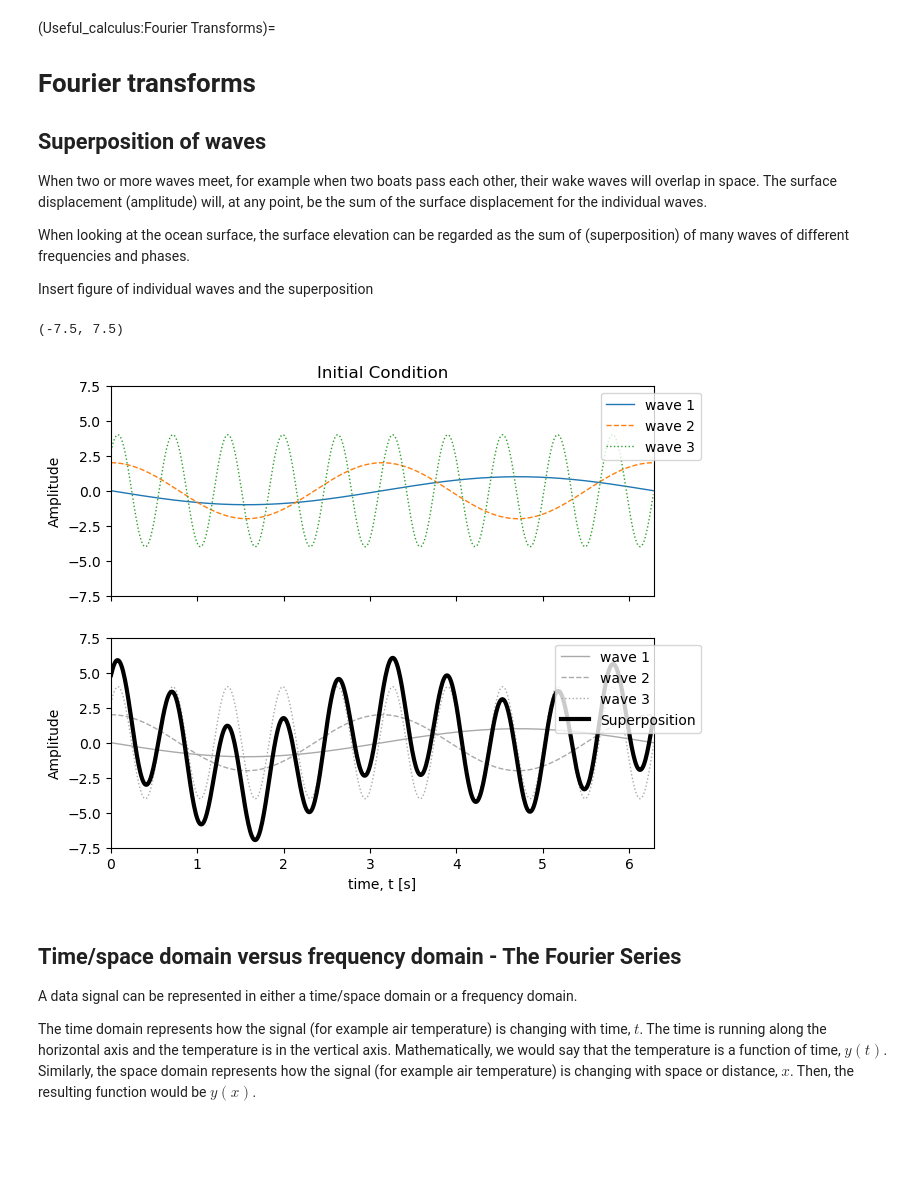
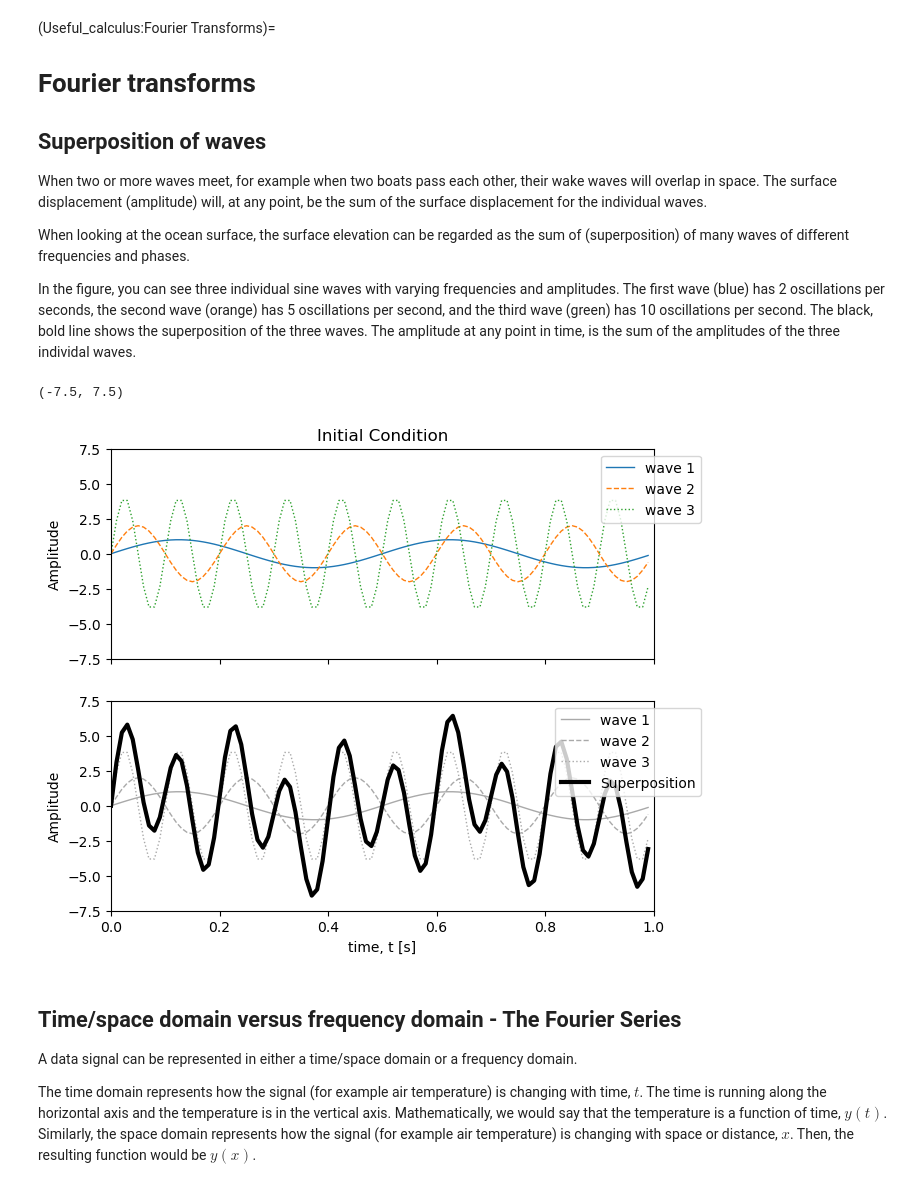
Before and after one commit to thorbjornmoeUiB/GEOF211_compendium, a Jupyter notebook: GEOF211_book/_build/jupyter_execute/Useful_calculus/Fourier_transforms.ipynb, the cells around one changed output. Saved outputs shown, nothing was run; the diff lists cells and outputs as text; code cells hidden in the pictures; blank space fills up the shorter version.

Commit message:
first complete version of fourier transforms

```diff
--- a/GEOF211_book/_build/jupyter_execute/Useful_calculus/Fourier_transforms.ipynb
+++ b/GEOF211_book/_build/jupyter_execute/Useful_calculus/Fourier_transforms.ipynb
@@ -7,51 +7,51 @@ When two or more waves meet, for example when two boats pass each other, their w
 
 When looking at the ocean surface, the surface elevation can be regarded as the sum of (superposition) of many waves of different frequencies and phases.
 
-Insert figure of individual waves and the superposition
+In the figure, you can see three individual sine waves with varying frequencies and amplitudes. The first wave (blue) has 2 oscillations per seconds, the second wave (orange) has 5 oscillations per second, and the third wave (green) has 10 oscillations per second. The black, bold line shows the superposition of the three waves. The amplitude at any point in time, is the sum of the amplitudes of the three individal waves.
 # %%
 import numpy as np
 import matplotlib.pyplot as plt
 
 # Create time values
-t = np.arange(0, 2 * np.pi,0.01) #eight cycles, with 0.1 second resolution
+Fs=100 # sampling rate -. number of samples per second
+t = np.arange(0,1,1/Fs) #one cycle
 
 #define frequencies, phases, and amplitudes of three sine waves
-frequencies=1./np.array([2*np.pi,np.pi,2./np.pi])
-phases=np.pi*np.array([1.,1./2,1./4])
+frequencies=np.array([2.,5.,10])
 amplitudes=np.array([1.,2.,4.])
 
 # compute the wave signals
-wave1 = amplitudes[0] * np.sin(2 * np.pi * frequencies[0] * t + phases[0])
-wave2 = amplitudes[1] * np.sin(2 * np.pi * frequencies[1] * t + phases[1])
-wave3 = amplitudes[2] * np.sin(2 * np.pi * frequencies[2] * t + phases[2])
+wave1 = amplitudes[0] * np.sin(2 * np.pi * frequencies[0] * t)
+wave2 = amplitudes[1] * np.sin(2 * np.pi * frequencies[1] * t)
+wave3 = amplitudes[2] * np.sin(2 * np.pi * frequencies[2] * t)
 
 # Add the sine waves together
 superposition_wave = wave1 + wave2 + wave3
 
 #plot the wave signals
 fig, ax = plt.subplots(2, 1, figsize=(7, 6), sharex=True)
-ax[0].set_xlim(( 0, 2*np.pi))
+ax[0].set_xlim(( 0, 1))
 ax[0].set_ylim((-7.5, 7.5))
 
 line1, = ax[0].plot(t, wave1,'-', lw = 1, label='wave 1')
 line2, = ax[0].plot(t, wave2,'--', lw = 1, label='wave 2')
 line3, = ax[0].plot(t, wave3,':', lw = 1, label='wave 3')
 
 ax[1].plot(t, wave1,'-',color='darkgrey', lw = 1, label='wave 1')
 ax[1].plot(t, wave2,'--',color='darkgrey', lw = 1, label='wave 2')
 ax[1].plot(t, wave3,':',color='darkgrey',lw = 1, label='wave 3')
 line4, = ax[1].plot(t, superposition_wave,'k', lw = 3, label='Superposition')
 
 ax[0].set_ylabel('Amplitude')
 ax[0].set_title("Initial Condition")
 ax[0].legend(loc="upper right", bbox_to_anchor=(1.1, 1))
 ax[1].legend(loc="upper right", bbox_to_anchor=(1.1, 1))
 ax[1].set_ylabel('Amplitude')
 ax[1].set_xlabel('time, t [s]')
 ax[1].set_ylim((-7.5, 7.5))
 # %% [output]
 (-7.5, 7.5)
-[figure, old version]
+[figure, new version]
 # %% [markdown]
 ## Time/space domain versus frequency domain - The Fourier Series
 
```
Also changed, not shown: parts of 1 cell of this notebook, 25 other files.
